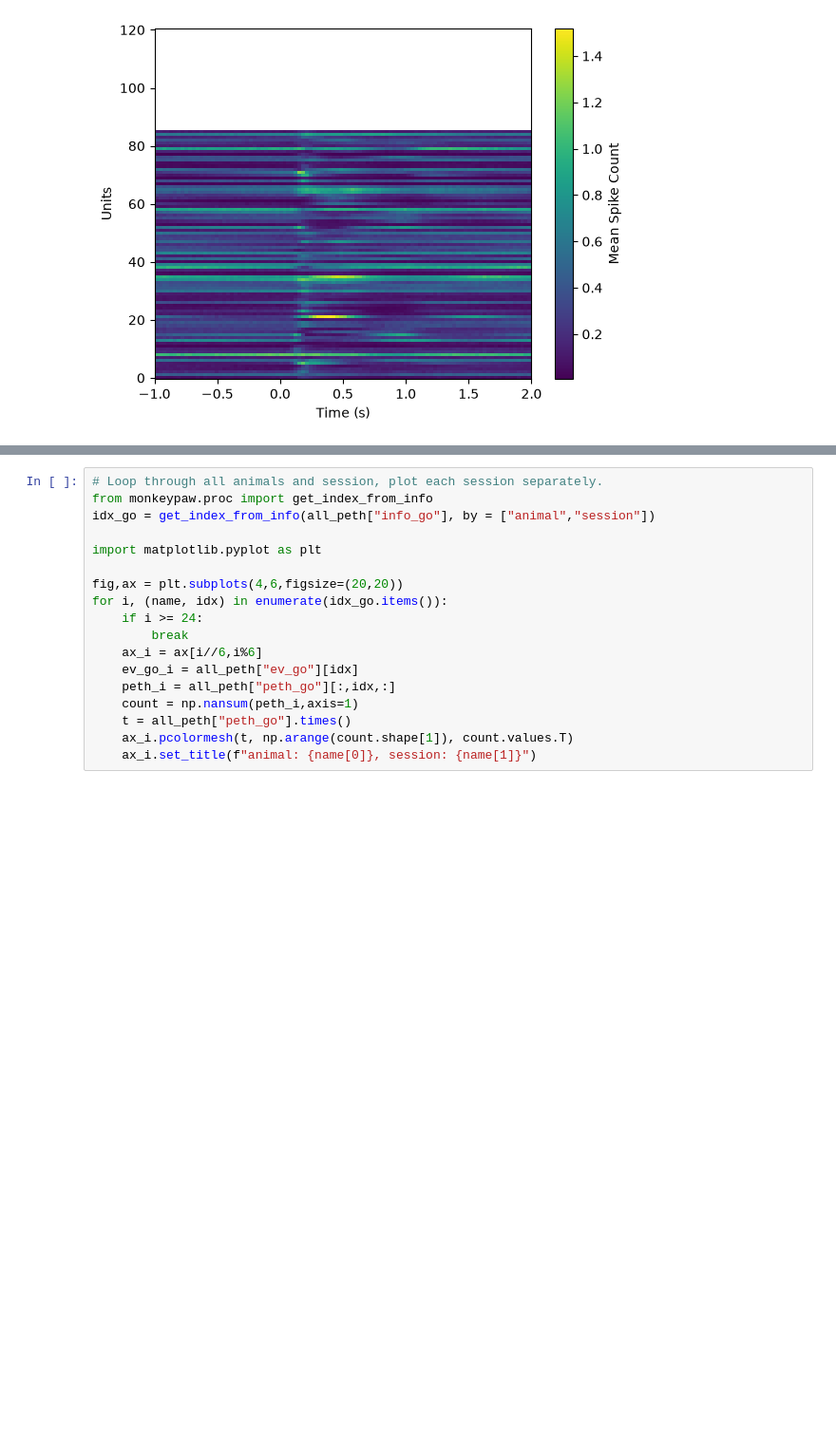
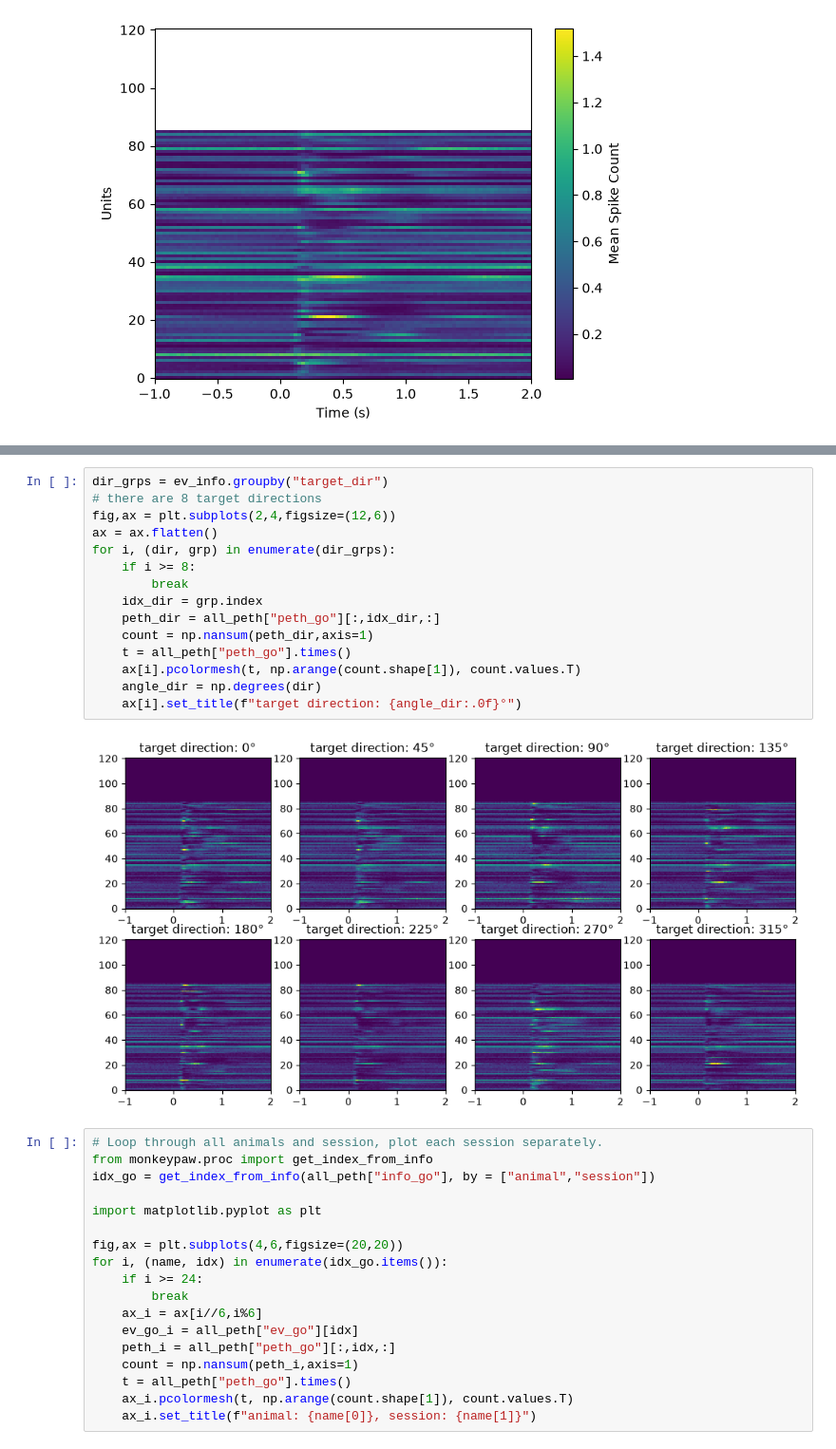
Before and after one commit to lilytong0919/NMA-shichimi-rulebreakerhalf-comparing-network, a Jupyter notebook: peth_test.ipynb, the cells around one changed output, grey strips where cells are left out. Shown at 95% size. Cells and saved outputs as stored; diff of their text form; blank space fills up the shorter version.

```diff
--- a/peth_test.ipynb
+++ b/peth_test.ipynb
@@ -82,3 +92,20 @@ Shape of peth for animal 1 session 1: 100 timestamps, 1038 events, 121 units
+# %%
+dir_grps = ev_info.groupby("target_dir")
+# there are 8 target directions
+fig,ax = plt.subplots(2,4,figsize=(12,6))
+ax = ax.flatten()
+for i, (dir, grp) in enumerate(dir_grps):
+    if i >= 8:
+        break
+    idx_dir = grp.index
+    peth_dir = all_peth["peth_go"][:,idx_dir,:]
+    count = np.nansum(peth_dir,axis=1)
+    t = all_peth["peth_go"].times()
+    ax[i].pcolormesh(t, np.arange(count.shape[1]), count.values.T)
+    angle_dir = np.degrees(dir)
+    ax[i].set_title(f"target direction: {angle_dir:.0f}°")
+# %% [output]
+[figure, added]
 # %%
 # Loop through all animals and session, plot each session separately.
 from monkeypaw.proc import get_index_from_info
```
Also changed, not shown: parts of 1 cell of this notebook.
